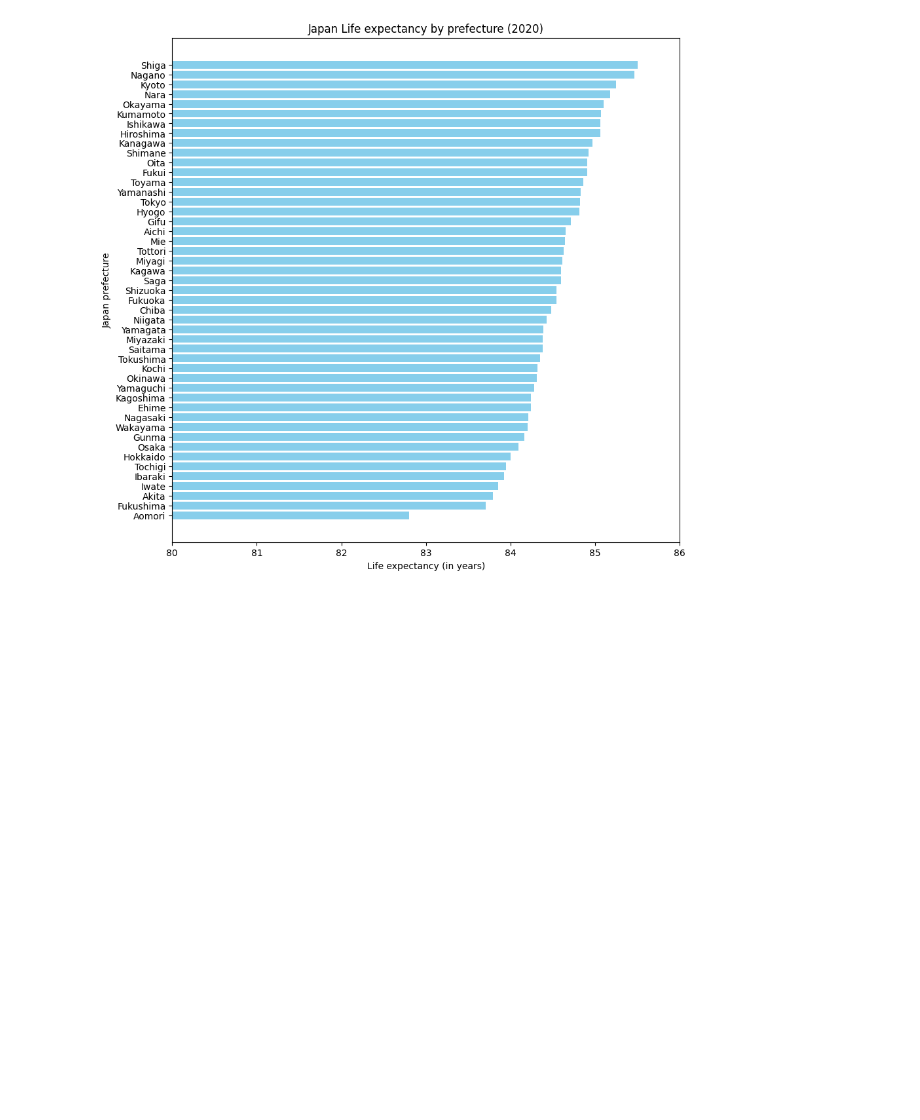
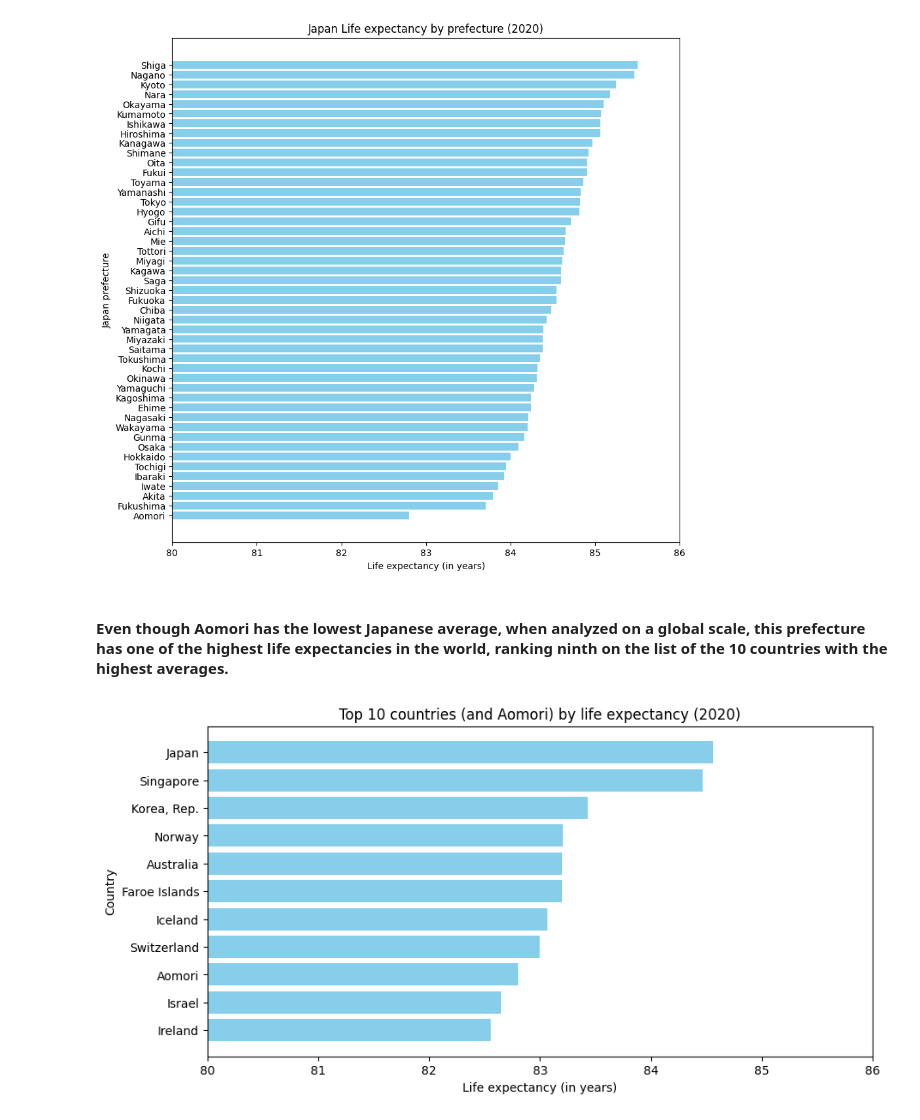
Before and after one commit to rafaseto/japan-life-expectancy, a Jupyter notebook: data_analysis.ipynb, the cells around one changed output. Saved outputs shown, nothing was run; the diff lists cells and outputs as text; code cells hidden in the pictures; blank space fills up the shorter version.

```diff
--- a/data_analysis.ipynb
+++ b/data_analysis.ipynb
@@ -51,3 +51,46 @@ plt.ylabel('Japan prefecture')
 plt.show()
 # %% [output]
 [figure]
+# %% [markdown]
+#### Even though Aomori has the lowest Japanese average, when analyzed on a global scale, this prefecture has one of the highest life expectancies in the world, ranking ninth on the list of the 10 countries with the highest averages.
+# %%
+# Create a dataframe for the worldwide data
+df_world = pd.read_csv('World_life_expectancy.csv')
+
+# Columns of df_world that will be used
+country_2020 = ['Country Name', '2020']
+
+# Create a dataframe with the name of the country and its life expectancy in 2020
+df_world_2020 = df_world[country_2020]
+# %%
+# Order df_world_2020 based on life expectancy
+df_world_2020_sorted = df_world_2020.sort_values(by='2020', ascending=False)
+# %%
+# Top 10 countries with the highest life expectancies in the world (not counting administrative regions Hong Kong and Macao)
+top_10 = df_world_2020_sorted.iloc[2:12]
+
+# Line with Aomori data to concat
+new_line = pd.DataFrame({'Country Name': ['Aomori'], '2020': [82.80]})
+
+# Top 10 countries + Aomori prefecture
+top_10_with_aomori = pd.concat([top_10, new_line], ignore_index=True)
+# %%
+# Order top_10_with_aomori based on life expectancy
+top_10_with_aomori_sorted = top_10_with_aomori.sort_values(by='2020', ignore_index=True)
+# %%
+x_axis = top_10_with_aomori_sorted['2020']
+y_axis = top_10_with_aomori_sorted['Country Name']
+
+plt.figure(figsize=(10,5))
+plt.barh(y_axis, x_axis, color='skyblue')
+
+# X axis interval
+plt.xlim(80, 86)
+
+plt.title('Top 10 countries (and Aomori) by life expectancy (2020)')
+plt.xlabel('Life expectancy (in years)')
+plt.ylabel('Country')
+
+plt.show()
+# %% [output]
+[figure, added]
```
Also changed, not shown: parts of 1 cell of this notebook.
